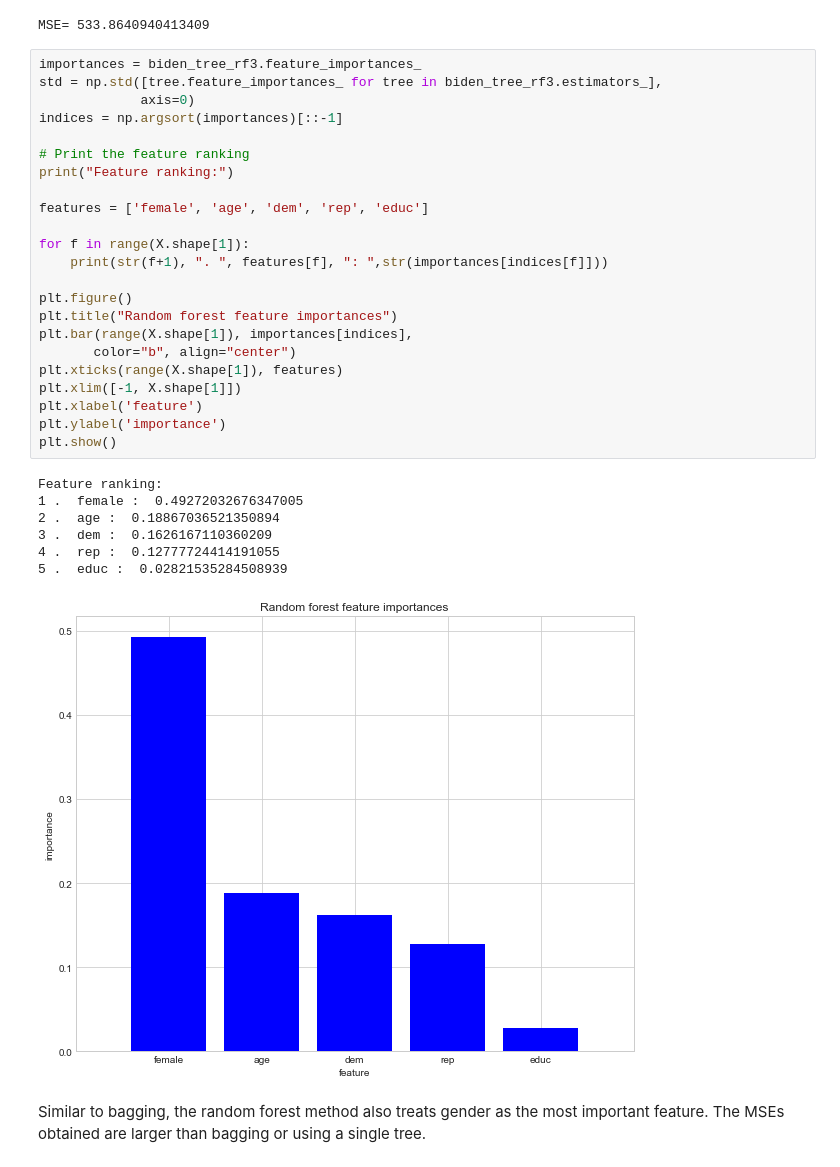
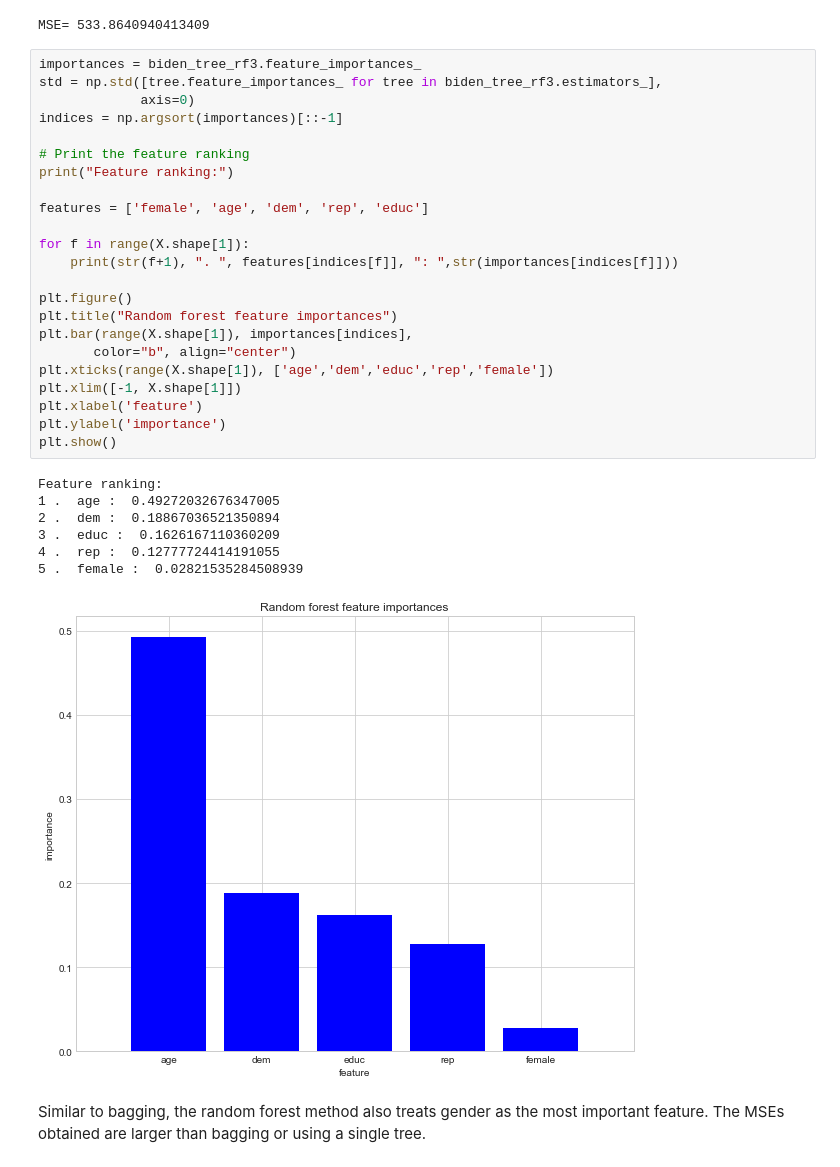
Before and after one commit to UC-MACSS/persp-model_W18, a Jupyter notebook: Students/LiR/PS6-Li_Ruixue.ipynb, the cells around one changed output. Drawn from its saved outputs; the diff is of its cells as text.

```diff
--- a/Students/LiR/PS6-Li_Ruixue.ipynb
+++ b/Students/LiR/PS6-Li_Ruixue.ipynb
@@ -203,33 +205,33 @@ MSE= 533.8640940413409
 # %%
 importances = biden_tree_rf3.feature_importances_
 std = np.std([tree.feature_importances_ for tree in biden_tree_rf3.estimators_],
              axis=0)
 indices = np.argsort(importances)[::-1]
 
 # Print the feature ranking
 print("Feature ranking:")
 
 features = ['female', 'age', 'dem', 'rep', 'educ']
 
 for f in range(X.shape[1]):
-    print(str(f+1), ". ", features[f], ": ",str(importances[indices[f]]))
+    print(str(f+1), ". ", features[indices[f]], ": ",str(importances[indices[f]]))
 
 plt.figure()
 plt.title("Random forest feature importances")
 plt.bar(range(X.shape[1]), importances[indices],
        color="b", align="center")
-plt.xticks(range(X.shape[1]), features)
+plt.xticks(range(X.shape[1]), ['age','dem','educ','rep','female'])
 plt.xlim([-1, X.shape[1]])
 plt.xlabel('feature')
 plt.ylabel('importance')
 plt.show()
 # %% [output]
 Feature ranking:
-1 .  female :  0.49272032676347005
-2 .  age :  0.18867036521350894
-3 .  dem :  0.1626167110360209
+1 .  age :  0.49272032676347005
+2 .  dem :  0.18867036521350894
+3 .  educ :  0.1626167110360209
 4 .  rep :  0.12777724414191055
-5 .  educ :  0.02821535284508939
+5 .  female :  0.02821535284508939
-[figure, old version]
+[figure, new version]
 # %% [markdown]
 Similar to bagging, the random forest method also treats gender as the most important feature. The MSEs obtained are larger than bagging or using a single tree.
```
Also changed, not shown: parts of 2 cells of this notebook.
